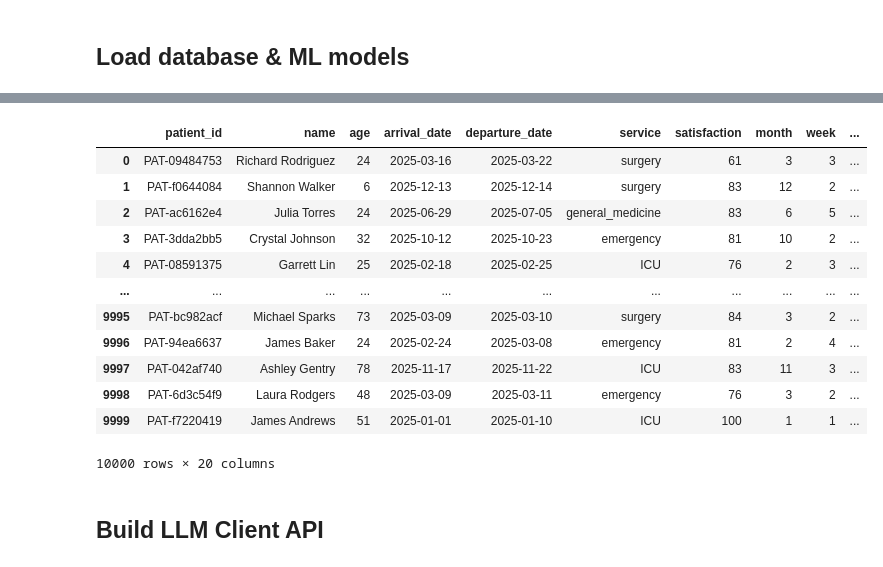
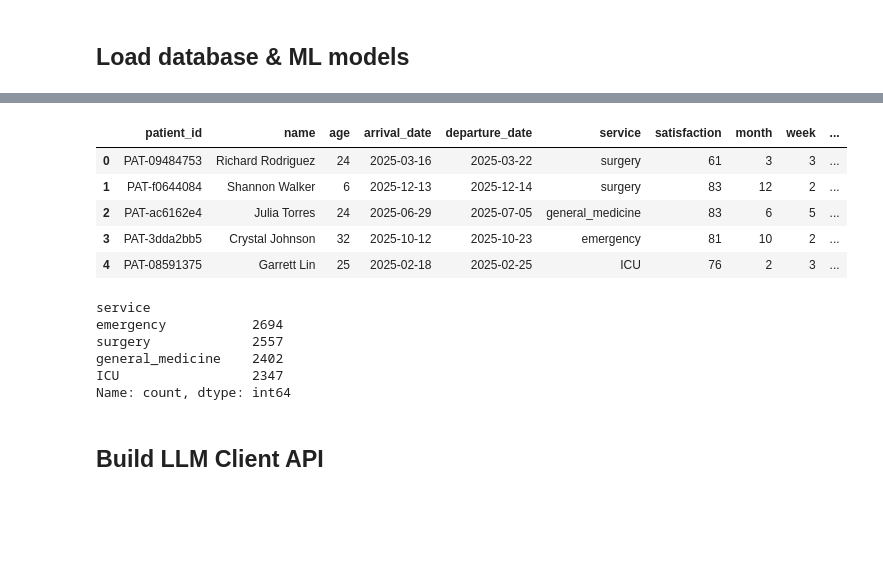
Before and after one commit to Mipjeiger/hospital-churn-customer-analytics-, a Jupyter notebook: develop/researchment/04_AI_Engineer.ipynb, the cells around one changed output, grey strips where cells are left out. Drawn from its saved outputs; the diff is of its cells as text; code cells hidden in the pictures; blank space fills up the shorter version.

```diff
--- a/develop/researchment/04_AI_Engineer.ipynb
+++ b/develop/researchment/04_AI_Engineer.ipynb
@@ -32,21 +32,23 @@ Loaded model: xgboost from /Users/miftahhadiyannoor/Documents/Hospital_healthcar
 Loaded model: decision_tree from /Users/miftahhadiyannoor/Documents/Hospital_healthcare/develop/database/model_artifacts/decision_tree.joblib
 Loaded database from /Users/miftahhadiyannoor/Documents/Hospital_healthcare/develop/database/fix_final_hospital_database.parquet with shape: (10000, 20)
 # %%
-df
+df.head()
 # %% [output]
 |  | patient_id | name | age | arrival_date | departure_date | service | satisfaction | month | week | ... |
 | 0 | PAT-09484753 | Richard Rodriguez | 24 | 2025-03-16 | 2025-03-22 | surgery | 61 | 3 | 3 | ... |
 | 1 | PAT-f0644084 | Shannon Walker | 6 | 2025-12-13 | 2025-12-14 | surgery | 83 | 12 | 2 | ... |
 | 2 | PAT-ac6162e4 | Julia Torres | 24 | 2025-06-29 | 2025-07-05 | general_medicine | 83 | 6 | 5 | ... |
 | 3 | PAT-3dda2bb5 | Crystal Johnson | 32 | 2025-10-12 | 2025-10-23 | emergency | 81 | 10 | 2 | ... |
 | 4 | PAT-08591375 | Garrett Lin | 25 | 2025-02-18 | 2025-02-25 | ICU | 76 | 2 | 3 | ... |
-| ... | ... | ... | ... | ... | ... | ... | ... | ... | ... | ... |
-| 9995 | PAT-bc982acf | Michael Sparks | 73 | 2025-03-09 | 2025-03-10 | surgery | 84 | 3 | 2 | ... |
-| 9996 | PAT-94ea6637 | James Baker | 24 | 2025-02-24 | 2025-03-08 | emergency | 81 | 2 | 4 | ... |
-| 9997 | PAT-042af740 | Ashley Gentry | 78 | 2025-11-17 | 2025-11-22 | ICU | 83 | 11 | 3 | ... |
-| 9998 | PAT-6d3c54f9 | Laura Rodgers | 48 | 2025-03-09 | 2025-03-11 | emergency | 76 | 3 | 2 | ... |
-| 9999 | PAT-f7220419 | James Andrews | 51 | 2025-01-01 | 2025-01-10 | ICU | 100 | 1 | 1 | ... |
-10000 rows × 20 columns
+# %%
+df['service'].value_counts()
+# %% [output]
+service
+emergency           2694
+surgery             2557
+general_medicine    2402
+ICU                 2347
+Name: count, dtype: int64
 # %% [markdown]
 ## Build LLM Client API
 # %%
```
Also changed, not shown: parts of 15 cells of this notebook, 2 other files.
